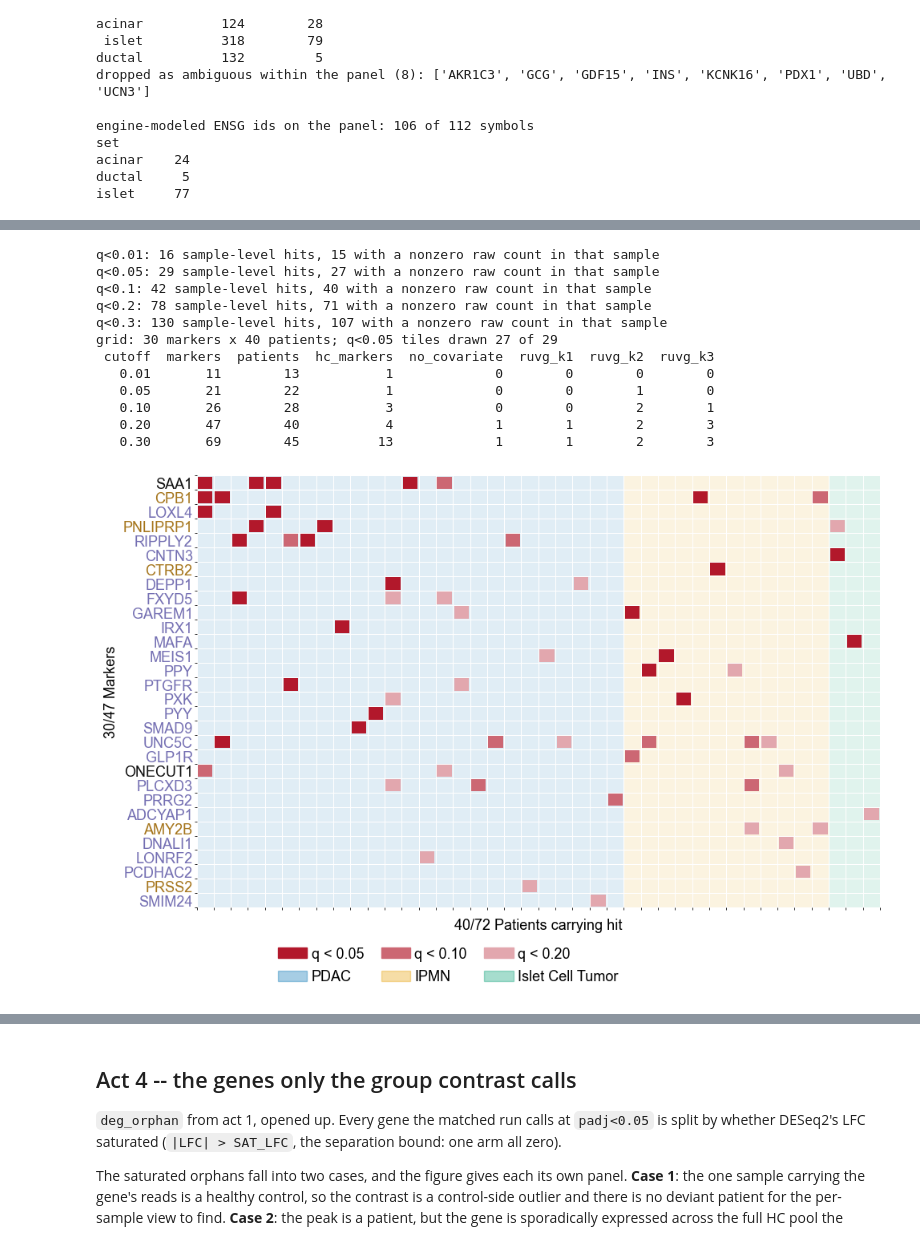
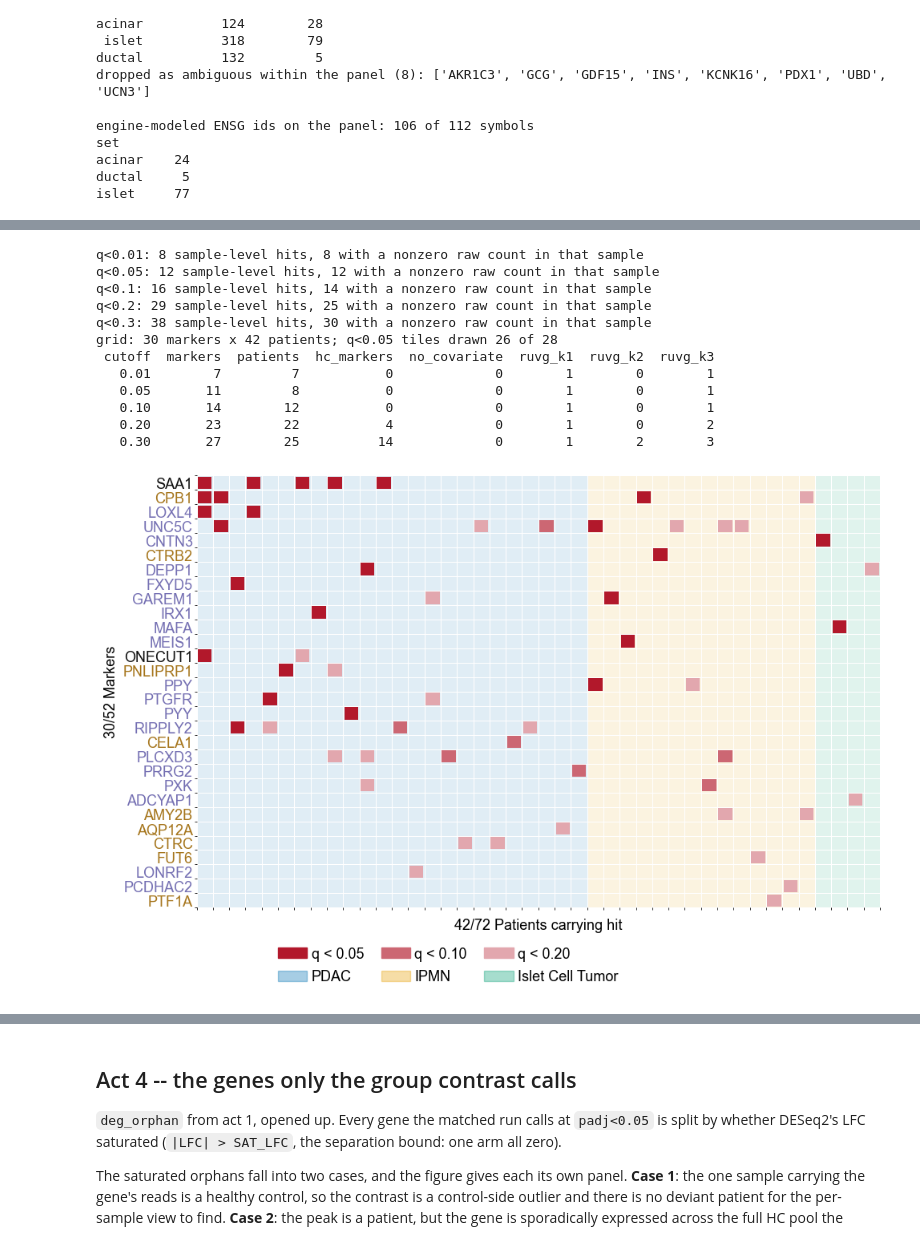
Before and after one commit to jmj3078/cfRNA_NormativeModeling, a Jupyter notebook: MixedEffectsModeling/6_pancreatic_cancer_cohort_deepdive.ipynb, the cells around one changed output, grey strips where cells are left out. Drawn from its saved outputs; the diff is of its cells as text; code cells hidden in the pictures.

```diff
--- a/MixedEffectsModeling/6_pancreatic_cancer_cohort_deepdive.ipynb
+++ b/MixedEffectsModeling/6_pancreatic_cancer_cohort_deepdive.ipynb
@@ -671,8 +640,8 @@ with h5py.File(config.H5AD_PATH, 'r') as h:
     g = h['var/GeneName']
     var_sym = pd.Categorical.from_codes(g['codes'][()], dec(g['categories'][()])).astype(str)
 sym_to_ens = pd.Series(var_index, index=var_sym)
+sym_of = pd.Series(var_sym, index=var_index)
 
-names_hc = src['hc'][hc_ok]
 ens_of = {}
 for s, gl in MARKER_SETS.items():
     for sym in gl:
@@ -762,7 +731,8 @@ marker_tbl['detected'] = nz_frac >= MARKER_MIN_DETECT
 marker_tbl.to_csv(OUT / 'marker_panel.csv', index=False)
 
 mcols = np.array([gpos[e] for e in marker_tbl['ens']])
-Zm_pat, Zm_hc = Z_neo[:, mcols], Z_hc_qc[:, mcols]
+Zm_pat, Zm_hc = Z_neo[:, mcols], Z_hc_qc[:, mcols]            # matched arm (b1), DESeq2-paired
+Zm_A, Zm_hc_A = Z_A[:, mcols], Z_hc_A[:, mcols]               # all arm (b1-b3), hit-level panels
 zero_col = nz_frac == 0
 print('randomized-quantile Z is not defined by data on a gene with no reads:')
 print(f'  marker ENSG with zero counts in all {len(cnt)} samples: {int(zero_col.sum())}/{len(nz_frac)} '
@@ -803,6 +773,6 @@ markers surviving detect_frac >= 0.1: 51/106
 # %%
 grp_rows = []
-for f in sorted(config.PANCREATIC_DEG_DIR.glob('moore_b1__*/*.csv.gz')):
+for f in sorted(DEG_DIR.glob('moore_b1__*/*.csv.gz')):
     case, design = f.parent.name.split('__')[1], f.name.split('.')[0]
     if case not in ('PDAC', 'PancreaticNeoplasm'):
         continue
@@ -822,7 +792,7 @@ print('what the group contrast sees on the same markers')
 print(group_side.round(3).to_string(index=False))
 
 nominal = []
-for f in sorted(config.PANCREATIC_DEG_DIR.glob('moore_b1__*/*.csv.gz')):
+for f in sorted(DEG_DIR.glob('moore_b1__*/*.csv.gz')):
     case, design = f.parent.name.split('__')[1], f.name.split('.')[0]
     if case not in ('PDAC', 'PancreaticNeoplasm'):
         continue
@@ -855,6 +825,8 @@ PancreaticNeoplasm      ruvg_k3    SAA1 ductal   4.4347  0.0133 0.4111
 # %%
 DET = marker_tbl['detected'].values
-hit_pat, hit_hc = np.abs(Zm_pat) > MARKER_Z, np.abs(Zm_hc) > MARKER_Z
+# hit level, not a cutoff sweep: no group contrast is on the other side, so this runs on the
+# all arm (Moore Batch_1-3) rather than the DESeq2-matched subset
+hit_pat, hit_hc = np.abs(Zm_A) > MARKER_Z, np.abs(Zm_hc_A) > MARKER_Z
 
 
 def set_count(c, thr):
@@ -880,13 +852,13 @@ print('HC-group test is computed here: pooling samples into two groups and testi
 print('operation this notebook is arguing against. The HC column is the reference to read by eye.')
 print(indiv.round(4).to_string(index=False))
 
-prof = pd.DataFrame(dict(sample=names_neo, stage=stage_neo, n_hit=hit_pat[:, DET].sum(axis=1)))
+prof = pd.DataFrame(dict(sample=names_A, stage=stage_A, n_hit=hit_pat[:, DET].sum(axis=1)))
 for s in MARKER_SETS:
     prof[f'n_{s}'] = hit_pat[:, (marker_tbl['set'].values == s) & DET].sum(axis=1)
 sym_det = marker_tbl['symbol'].values
-prof['markers'] = [' '.join(f'{sym_det[j]}{Zm_pat[i, j]:+.1f}'
+prof['markers'] = [' '.join(f'{sym_det[j]}{Zm_A[i, j]:+.1f}'
                             for j in np.where(hit_pat[i] & DET)[0]) for i in range(len(prof))]
-prof['markers_undetected'] = [' '.join(f'{sym_det[j]}{Zm_pat[i, j]:+.1f}'
+prof['markers_undetected'] = [' '.join(f'{sym_det[j]}{Zm_A[i, j]:+.1f}'
                                        for j in np.where(hit_pat[i] & ~DET)[0]) for i in range(len(prof))]
 prof = prof.sort_values('n_hit', ascending=False)
 prof.to_csv(OUT / 'marker_per_patient_profile.csv', index=False)
@@ -894,7 +866,7 @@ print('\nper-patient profiles on detected markers only (top 10); the last column
       'zero/low-count columns would have added as noise')
 print(prof.head(10)[['sample', 'stage', 'n_hit', 'markers']].to_string(index=False))
 print('\nby stage, frac with >=1 hit on detected markers:')
-print(pd.DataFrame({'stage': stage_neo, 'h': hit_pat[:, DET].sum(axis=1) > 0})
+print(pd.DataFrame({'stage': stage_A, 'h': hit_pat[:, DET].sum(axis=1) > 0})
       .groupby('stage', observed=True)['h'].agg(n='size', frac='mean').round(2).to_string())
 # %% [output]
 per-sample deviation on the markers (|Z|>1.96), counts only -- no patient-group vs
@@ -1031,12 +1003,15 @@ def marker_recovery_fig(mtbl, fname, ylab, color='#B2182B', row_colors=None,
                         detected_only=False, nz=None, labels=None):
     lab_of = {**LABELS, **(labels or {})}
     cols = np.array([gpos[e] for e in mtbl['ens']])
-    sig_q = {q: bh_sig_matrix(Z_neo, q=q)[:, cols] for q in sorted(set(Q_TIERS + Q_GRID))}
+    # the grid and the bars show hit level, so they run on the all arm (Moore Batch_1-3); the
+    # sweep puts DESeq2 padj next to BH q on the same axis, so it stays on the DESeq2-matched b1
+    sig_A = {q: bh_sig_matrix(Z_A, q=q)[:, cols] for q in Q_TIERS}
+    sig_q = {q: bh_sig_matrix(Z_neo, q=q)[:, cols] for q in Q_GRID}
     sig_hc_q = {q: bh_sig_matrix(Z_hc_qc, q=q)[:, cols] for q in Q_GRID}
     use = mtbl['detected'].values if detected_only else np.ones(len(mtbl), bool)
-    tier = np.zeros(sig_q[Q_TIERS[0]].shape)
+    tier = np.zeros(sig_A[Q_TIERS[0]].shape)
     for i, q in enumerate(sorted(Q_TIERS, reverse=True)):
-        tier[sig_q[q]] = i + 1
+        tier[sig_A[q]] = i + 1
     tier[:, ~use] = 0
 
     # three separate figures, saved as <stem>_grid / _bars / _sweep
@@ -1060,7 +1035,7 @@ def marker_recovery_fig(mtbl, fname, ylab, color='#B2182B', row_colors=None,
                             -(tier[:, rows] == len(Q_TIERS)).sum(axis=0)))]
     keep = np.where(tier.max(axis=1) > 0)[0]
     keep = keep[np.lexsort((-(tier[np.ix_(keep, rows)] == len(Q_TIERS)).sum(axis=1),
-                            [list(STAGE_C).index(s) for s in stage_neo[keep]]))]
+                            [list(STAGE_C).index(s) for s in stage_A[keep]]))]
     T = tier[np.ix_(keep, rows)].T
     ax.imshow(np.zeros(T.shape), cmap='Greys', vmin=0, vmax=1, aspect='auto')
     shades = [mcolors.to_hex(1 - w + w * np.array(mcolors.to_rgb(color))) for w in (1.0, 0.66, 0.38)]
@@ -1071,7 +1046,7 @@ def marker_recovery_fig(mtbl, fname, ylab, color='#B2182B', row_colors=None,
         tier_h.append(plt.Rectangle((0, 0), 1, 1, color=sh))
     # a patch in data coords, not axvspan: axvspan spans the whole axes and spills past the
     # first and last gridline by half a line width
-    for j, sm in enumerate(stage_neo[keep]):
+    for j, sm in enumerate(stage_A[keep]):
         ax.add_patch(plt.Rectangle((j - 0.5, -0.5), 1, len(rows), color=STAGE_C[sm],
                                    alpha=0.12, lw=0, zorder=0))
     ax.set_xlim(-0.5, len(keep) - 0.5)
@@ -1101,8 +1076,8 @@ def marker_recovery_fig(mtbl, fname, ylab, color='#B2182B', row_colors=None,
     fig_grid.savefig(FIG / f'{stem}_grid.png', dpi=300, bbox_inches='tight')
 
     fig_bar, ax = plt.subplots(figsize=(3, 6.4))
-    pat_f = [(sig_q[q][:, use].sum(axis=1) > 0).mean() for q in sorted(Q_TIERS)]
-    mrk_f = [(sig_q[q][:, use].sum(axis=0) > 0).mean() for q in sorted(Q_TIERS)]
+    pat_f = [(sig_A[q][:, use].sum(axis=1) > 0).mean() for q in sorted(Q_TIERS)]
+    mrk_f = [(sig_A[q][:, use].sum(axis=0) > 0).mean() for q in sorted(Q_TIERS)]
     xs = [0, BAR_GAP]
     for x, (fr, n) in zip(xs, zip([pat_f, mrk_f], [tier.shape[0], int(use.sum())])):
         bot = 0
@@ -1139,43 +1114,43 @@ def marker_recovery_fig(mtbl, fname, ylab, color='#B2182B', row_colors=None,
     ax.set_xscale('log')
     ax.set_xticks(Q_GRID, [str(q) for q in Q_GRID])
     ax.set_xlabel(lab_of['sweep_x'])
     ax.set_ylabel(lab_of['sweep_y'].format(ylab=ylab, n_panel=len(ens)))
     ax.grid(zorder=0, alpha=0.3)
     ax.legend(frameon=False, loc='upper left')
     fig_sweep.savefig(FIG / f'{stem}_sweep.png', dpi=300, bbox_inches='tight')
 
     if nz is not None:
         for q in Q_GRID:
             h = sig_q[q]
             print(f'q<{q}: {int(h.sum())} sample-level hits, '
                   f'{int((h & nz).sum())} with a nonzero raw count in that sample')
     print(f'grid: {len(rows)} markers x {len(keep)} patients; '
-          f'q<0.05 tiles drawn {int((T == len(Q_TIERS)).sum())} of {int(sig_q[0.05][:, use].sum())}')
+          f'q<0.05 tiles drawn {int((T == len(Q_TIERS)).sum())} of {int(sig_A[0.05][:, use].sum())}')
     out = pd.DataFrame({'cutoff': Q_GRID, 'markers': nm,
                         'patients': [int((sig_q[q][:, use].sum(axis=1) > 0).sum()) for q in Q_GRID],
                         'hc_markers': [hc_union[q] for q in Q_GRID],
                         **{d: [int((padj_of[('PancreaticNeoplasm', d)]['padj'].reindex(ens)
                                     .fillna(1.0).values < q).sum()) for q in Q_GRID]
                            for d in ['no_covariate', 'ruvg_k1', 'ruvg_k2', 'ruvg_k3']}})
     print(out.to_string(index=False))
     return out
 
 
 panglao_recovery = marker_recovery_fig(
     marker_tbl, 'fig_marker_recovery.png', 'Marker genes called changed',
     color='#B2182B', row_colors=marker_tbl['set'].map(SET_C).values, nz=cnt[is_pat] > 0)
 panglao_recovery.to_csv(OUT / 'marker_recovery_by_cutoff.csv', index=False)
 # %% [output]
-q<0.01: 16 sample-level hits, 15 with a nonzero raw count in that sample
-q<0.05: 29 sample-level hits, 27 with a nonzero raw count in that sample
-q<0.1: 42 sample-level hits, 40 with a nonzero raw count in that sample
-q<0.2: 78 sample-level hits, 71 with a nonzero raw count in that sample
-q<0.3: 130 sample-level hits, 107 with a nonzero raw count in that sample
-grid: 30 markers x 40 patients; q<0.05 tiles drawn 27 of 29
+q<0.01: 8 sample-level hits, 8 with a nonzero raw count in that sample
+q<0.05: 12 sample-level hits, 12 with a nonzero raw count in that sample
+q<0.1: 16 sample-level hits, 14 with a nonzero raw count in that sample
+q<0.2: 29 sample-level hits, 25 with a nonzero raw count in that sample
+q<0.3: 38 sample-level hits, 30 with a nonzero raw count in that sample
+grid: 30 markers x 42 patients; q<0.05 tiles drawn 26 of 28
  cutoff  markers  patients  hc_markers  no_covariate  ruvg_k1  ruvg_k2  ruvg_k3
-   0.01       11        13           1             0        0        0        0
-   0.05       21        22           1             0        0        1        0
-   0.10       26        28           3             0        0        2        1
-   0.20       47        40           4             1        1        2        3
-   0.30       69        45          13             1        1        2        3
+   0.01        7         7           0             0        1        0        1
+   0.05       11         8           0             0        1        0        1
+   0.10       14        12           0             0        1        0        1
+   0.20       23        22           4             0        1        0        2
+   0.30       27        25          14             0        1        2        3
-[figure, old version]
+[figure, new version]
```
Also changed, not shown: parts of 29 cells of this notebook, 42 other files.
